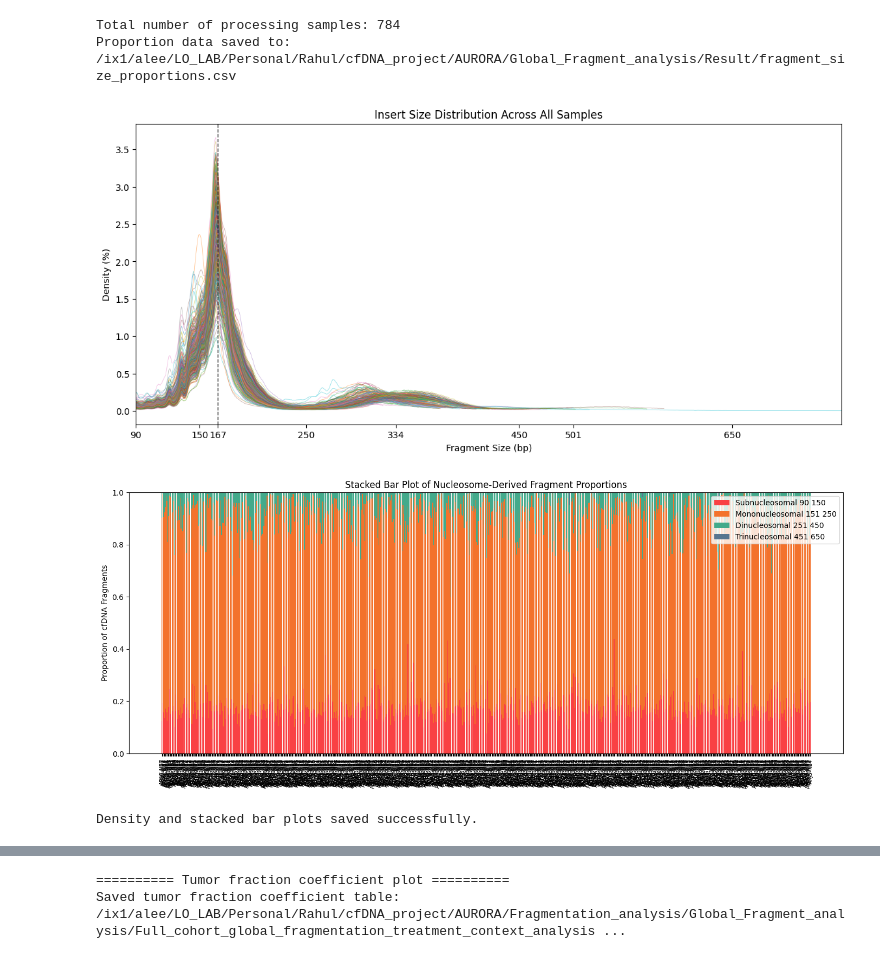
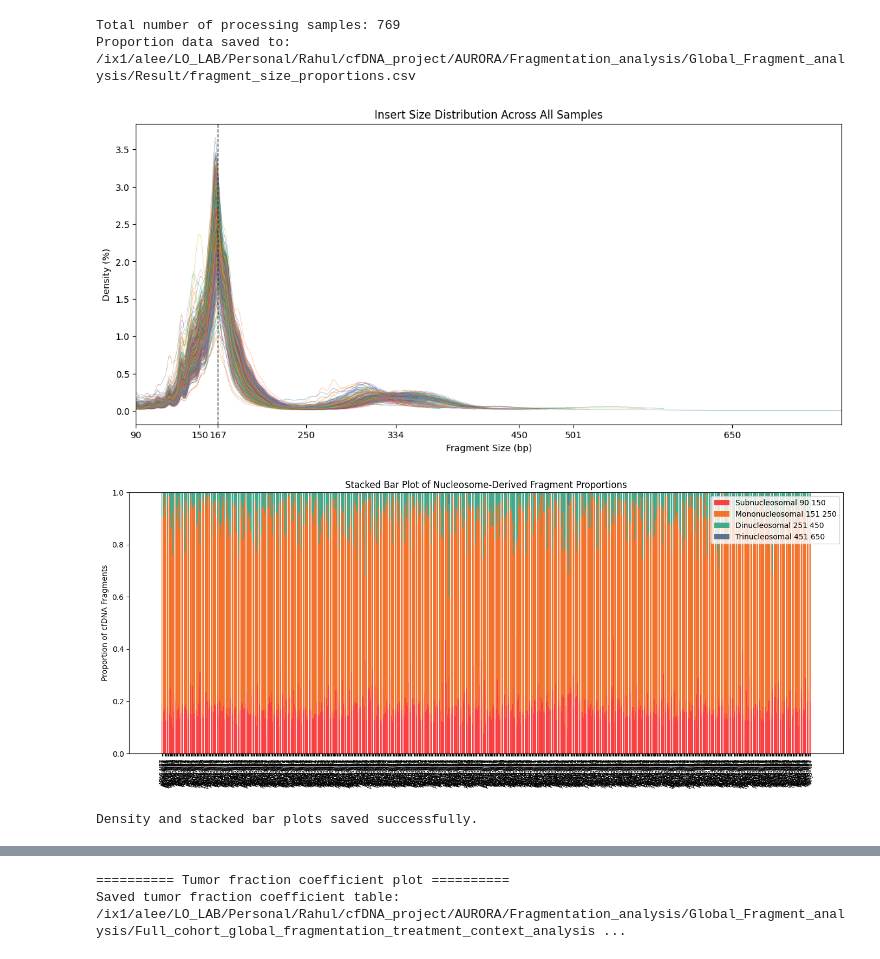
Before and after one commit to leeoesterreich/rak373, a Jupyter notebook: cfDNA_Project/AURORA/Fragmentation_analysis/Global_Fragmentation/Global_fragmentation_analysis.ipynb, the cells around one changed output, grey strips where cells are left out. Saved outputs shown, nothing was run; the diff lists cells and outputs as text; code cells hidden in the pictures.

Commit message:
Update AURORA clinical, CNV, and fragmentation notebooks and add TFx trajectories workflow

```diff
--- a/cfDNA_Project/AURORA/Fragmentation_analysis/Global_Fragmentation/Global_fragmentation_analysis.ipynb
+++ b/cfDNA_Project/AURORA/Fragmentation_analysis/Global_Fragmentation/Global_fragmentation_analysis.ipynb
@@ -9,8 +9,8 @@ import io
 # CONFIGURATION
 # ================================
 
-directory = "/ix1/alee/LO_LAB/Personal/Rahul/cfDNA_project/AURORA/Global_Fragment_analysis/Result"
-output_directory = directory  # You can modify this if needed
+directory = "/ix1/alee/LO_LAB/Personal/Rahul/cfDNA_project/AURORA/Fragmentation_analysis/Global_Fragment_analysis/Result"
+output_directory = directory
 
 # ================================
 # FILE LOADING
@@ -157,36 +157,36 @@ fragment_types = [
     'Subnucleosomal_90_150',
     'Mononucleosomal_151_250',
     'Dinucleosomal_251_450',
     'Trinucleosomal_451_650'
 ]
 colors = ['#f94144', '#f3722c', '#43aa8b', '#577590']
 
 bottom = None
 for i, frag in enumerate(fragment_types):
     plt.bar(
         proportion_df['Sample'],
         proportion_df[frag],
         bottom=bottom,
         label=frag.replace('_', ' '),
         color=colors[i]
     )
     bottom = proportion_df[frag] if bottom is None else bottom + proportion_df[frag]
 
 plt.ylabel("Proportion of cfDNA Fragments")
 plt.title("Stacked Bar Plot of Nucleosome-Derived Fragment Proportions")
 plt.xticks(rotation=90, fontsize=7)
 plt.ylim(0, 1)
 plt.legend(loc='upper right', frameon=True)
 plt.tight_layout()
 plt.savefig(os.path.join(output_directory, "stacked_nucleosome_proportions.png"), dpi=300, bbox_inches='tight')
 plt.show()
 
 print("Density and stacked bar plots saved successfully.")
 # %% [output]
-Total number of processing samples: 784
-Proportion data saved to: /ix1/alee/LO_LAB/Personal/Rahul/cfDNA_project/AURORA/Global_Fragment_analysis/Result/fragment_size_proportions.csv
+Total number of processing samples: 769
+Proportion data saved to: /ix1/alee/LO_LAB/Personal/Rahul/cfDNA_project/AURORA/Fragmentation_analysis/Global_Fragment_analysis/Result/fragment_size_proportions.csv
 [figure]
-[figure, old version]
+[figure, new version]
 Density and stacked bar plots saved successfully.
 # %%
 # ============================================================
```
Also changed, not shown: parts of 1 cell of this notebook, 4 other files.
